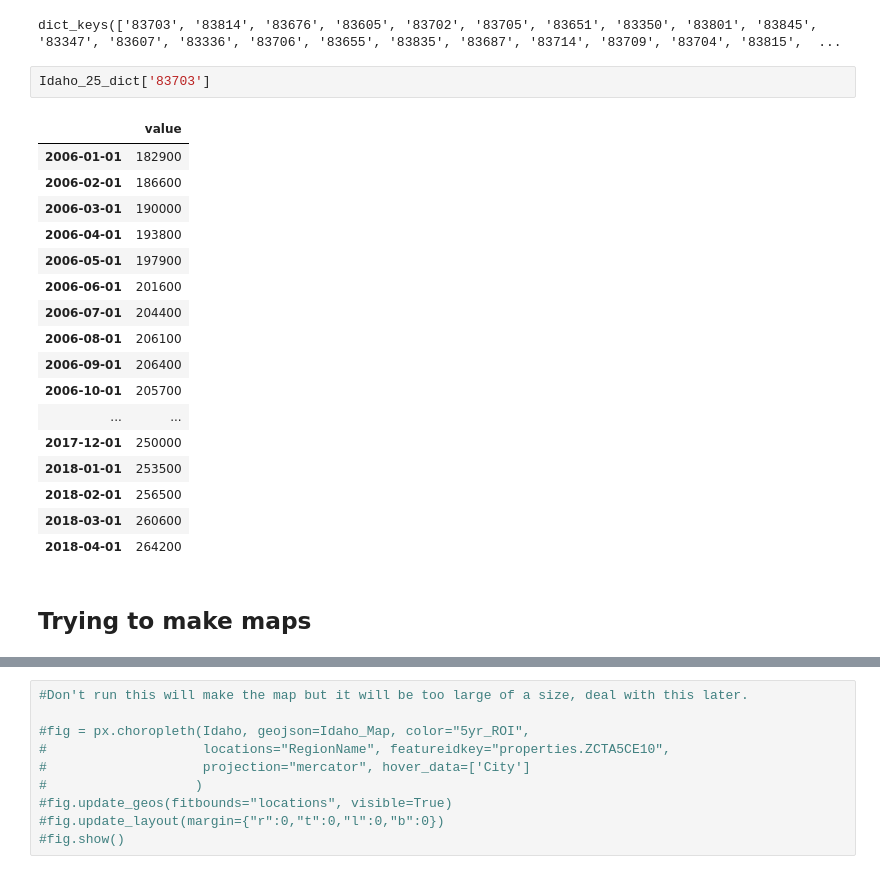
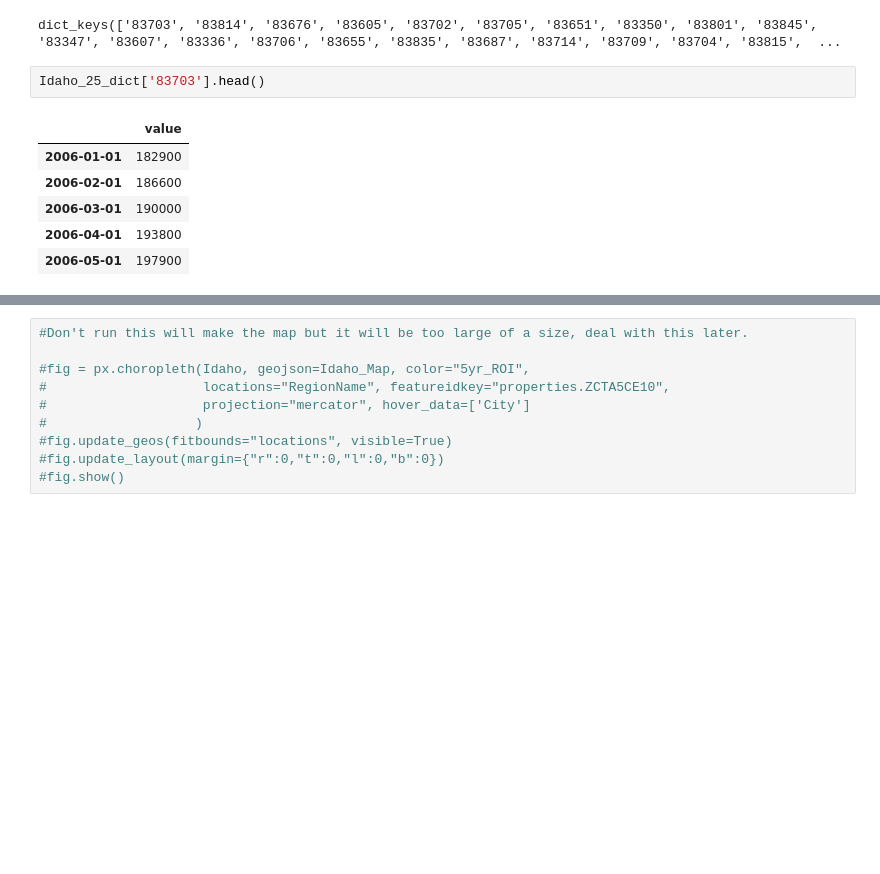
Before and after one commit to stevenkyle2013/ZillowTimeSeries, a Jupyter notebook: Main.ipynb, the cells around one changed output, grey strips where cells are left out. Drawn from its saved outputs; the diff is of its cells as text; blank space fills up the shorter version.

```diff
--- a/Main.ipynb
+++ b/Main.ipynb
@@ -302,24 +308,11 @@ Idaho_25_dict.keys()
 # %% [output]
 dict_keys(['83703', '83814', '83676', '83605', '83702', '83705', '83651', '83350', '83801', '83845', '83347', '83607', '83336', '83706', '83655', '83835', '83687', '83714', '83709', '83704', '83815',  ...
 # %%
-Idaho_25_dict['83703']
+Idaho_25_dict['83703'].head()
 # %% [output]
 |  | value |
 | 2006-01-01 | 182900 |
 | 2006-02-01 | 186600 |
 | 2006-03-01 | 190000 |
 | 2006-04-01 | 193800 |
 | 2006-05-01 | 197900 |
-| 2006-06-01 | 201600 |
-| 2006-07-01 | 204400 |
-| 2006-08-01 | 206100 |
-| 2006-09-01 | 206400 |
-| 2006-10-01 | 205700 |
-| ... | ... |
-| 2017-12-01 | 250000 |
-| 2018-01-01 | 253500 |
-| 2018-02-01 | 256500 |
-| 2018-03-01 | 260600 |
-| 2018-04-01 | 264200 |
-# %% [markdown]
-## Trying to make maps
```
Also changed, not shown: parts of 18 cells of this notebook.
